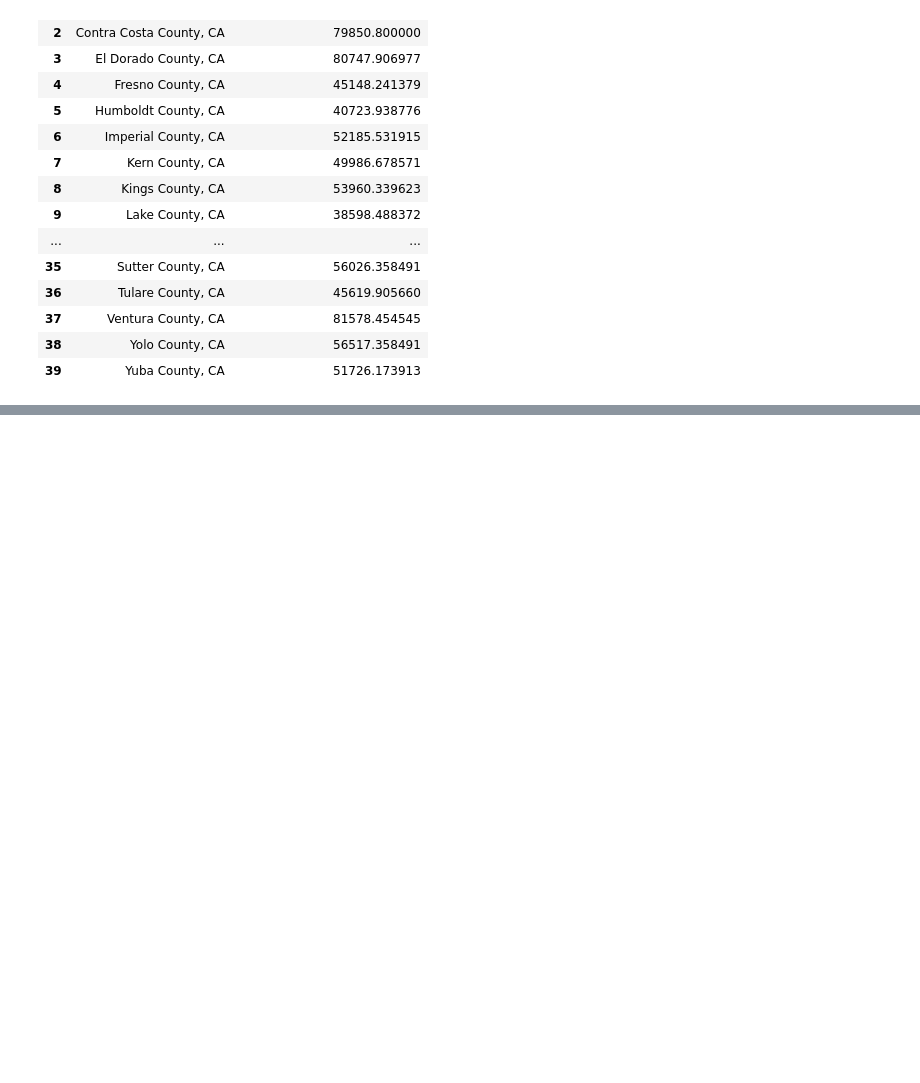
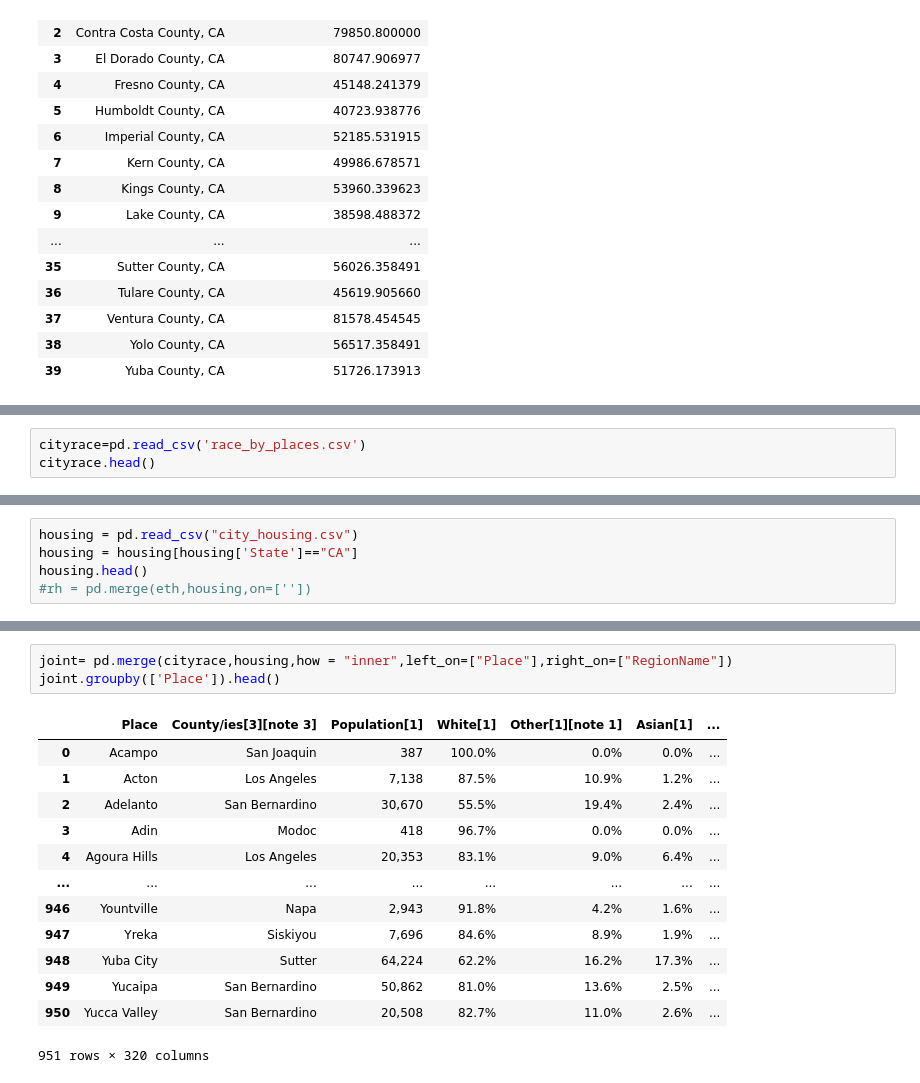
Before and after one commit to philhuang74/CaliforniaHousing_Pic16BProject, a Jupyter notebook: eda.ipynb, the cells around one changed output, grey strips where cells are left out. Saved outputs shown, nothing was run; the diff lists cells and outputs as text; blank space fills up the shorter version.

```diff
--- a/eda.ipynb
+++ b/eda.ipynb
@@ -107,0 +123,3 @@ year.to_frame().reset_index()
+# %%
+cityrace=pd.read_csv('race_by_places.csv')
+cityrace.head()
@@ -107,0 +133,5 @@ year.to_frame().reset_index()
+# %%
+housing = pd.read_csv("city_housing.csv")
+housing = housing[housing['State']=="CA"]
+housing.head()
+#rh = pd.merge(eth,housing,on=[''])
@@ -107,0 +146,17 @@ year.to_frame().reset_index()
+# %%
+joint= pd.merge(cityrace,housing,how = "inner",left_on=["Place"],right_on=["RegionName"])
+joint.groupby(['Place']).head()
+# %% [output]
+|  | Place | County/ies[3][note 3] | Population[1] | White[1] | Other[1][note 1] | Asian[1] | ... |
+| 0 | Acampo | San Joaquin | 387 | 100.0% | 0.0% | 0.0% | ... |
+| 1 | Acton | Los Angeles | 7,138 | 87.5% | 10.9% | 1.2% | ... |
+| 2 | Adelanto | San Bernardino | 30,670 | 55.5% | 19.4% | 2.4% | ... |
+| 3 | Adin | Modoc | 418 | 96.7% | 0.0% | 0.0% | ... |
+| 4 | Agoura Hills | Los Angeles | 20,353 | 83.1% | 9.0% | 6.4% | ... |
+| ... | ... | ... | ... | ... | ... | ... | ... |
+| 946 | Yountville | Napa | 2,943 | 91.8% | 4.2% | 1.6% | ... |
+| 947 | Yreka | Siskiyou | 7,696 | 84.6% | 8.9% | 1.9% | ... |
+| 948 | Yuba City | Sutter | 64,224 | 62.2% | 16.2% | 17.3% | ... |
+| 949 | Yucaipa | San Bernardino | 50,862 | 81.0% | 13.6% | 2.5% | ... |
+| 950 | Yucca Valley | San Bernardino | 20,508 | 82.7% | 11.0% | 2.6% | ... |
+951 rows × 320 columns
```
Also changed, not shown: parts of 5 cells of this notebook, 5 other files.
